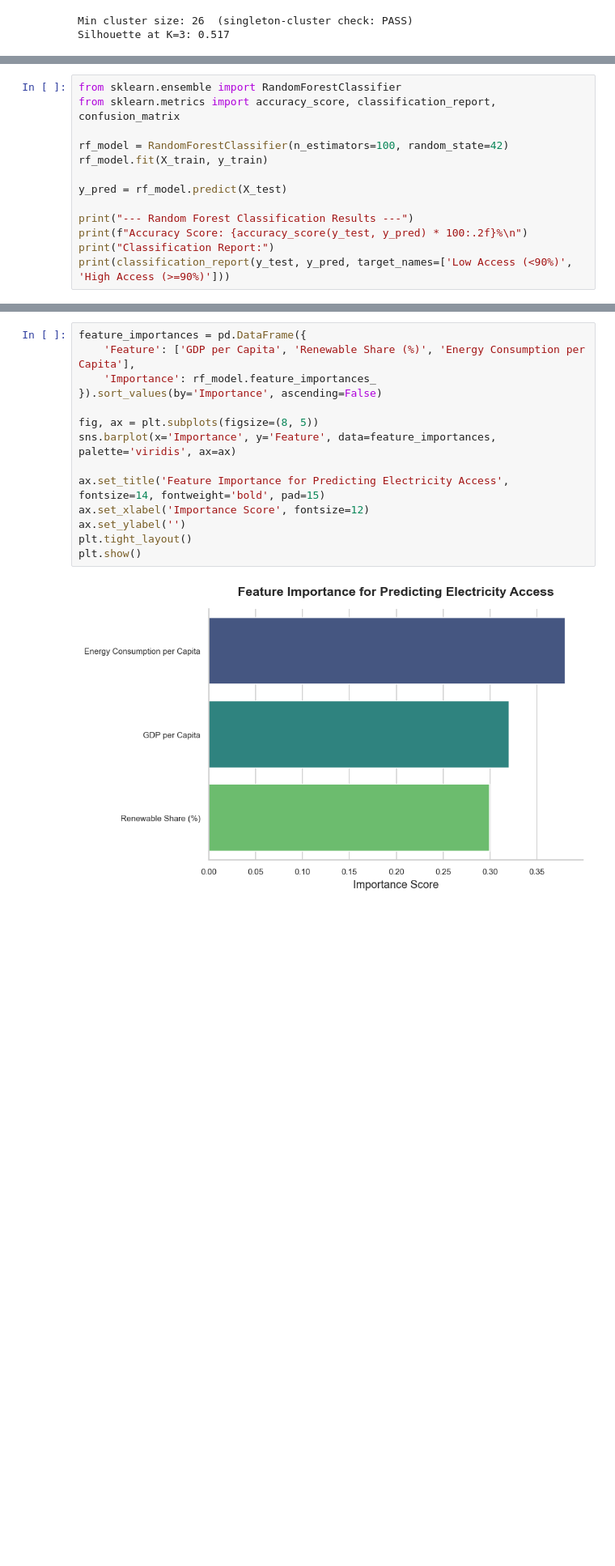
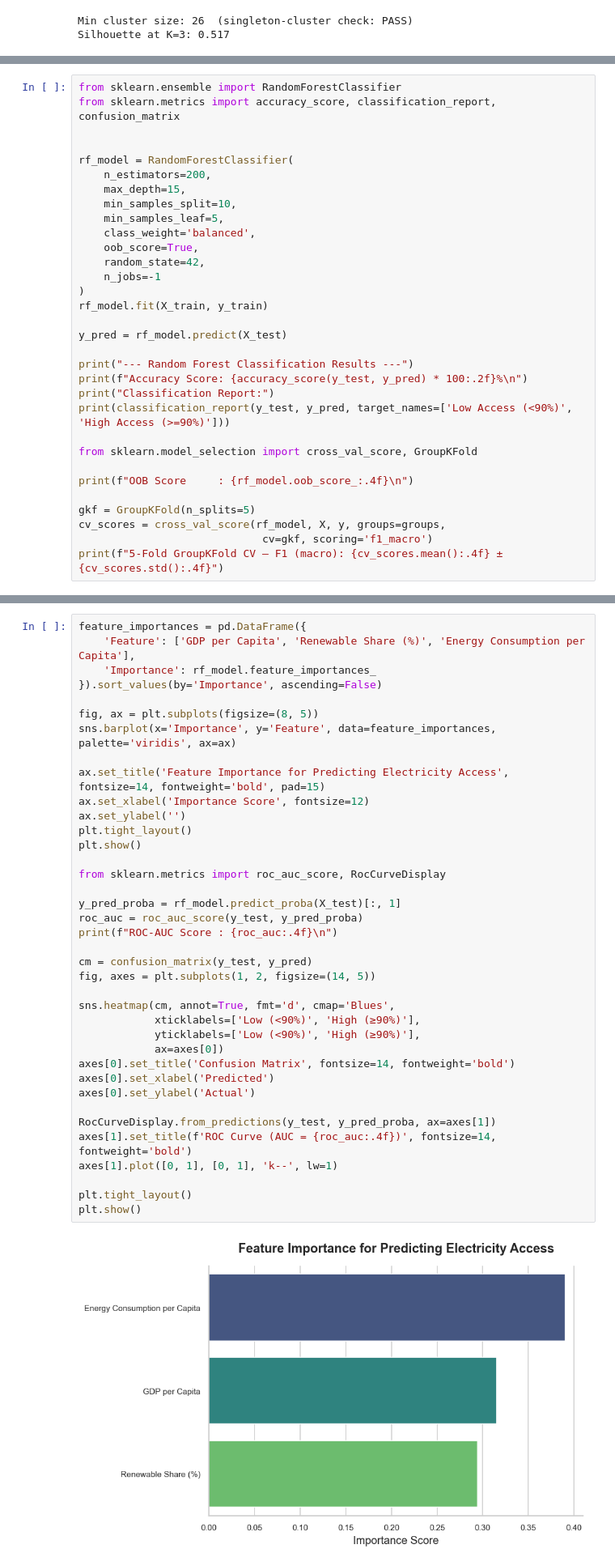
Before and after one commit to huichiy/Data_Science_Fund, a Jupyter notebook: TT3L_G08_Notebook.ipynb, the cells around one changed output, grey strips where cells are left out. Shown at 81% size. Saved outputs shown, nothing was run; the diff lists cells and outputs as text; blank space fills up the shorter version.

```diff
--- a/TT3L_G08_Notebook.ipynb
+++ b/TT3L_G08_Notebook.ipynb
@@ -1354,7 +1378,17 @@ Now, we will train the Random Forest Classifier and evaluate its performance usi
 from sklearn.ensemble import RandomForestClassifier
 from sklearn.metrics import accuracy_score, classification_report, confusion_matrix
 
-rf_model = RandomForestClassifier(n_estimators=100, random_state=42)
+
+rf_model = RandomForestClassifier(
+    n_estimators=200,
+    max_depth=15,
+    min_samples_split=10,
+    min_samples_leaf=5,
+    class_weight='balanced',
+    oob_score=True,
+    random_state=42,
+    n_jobs=-1
+)
 rf_model.fit(X_train, y_train)
 
 y_pred = rf_model.predict(X_test)
@@ -1363,5 +1397,14 @@ print("--- Random Forest Classification Results ---")
 print(f"Accuracy Score: {accuracy_score(y_test, y_pred) * 100:.2f}%\n")
 print("Classification Report:")
 print(classification_report(y_test, y_pred, target_names=['Low Access (<90%)', 'High Access (>=90%)']))
+
+from sklearn.model_selection import cross_val_score, GroupKFold
+
+print(f"OOB Score     : {rf_model.oob_score_:.4f}\n")
+
+gkf = GroupKFold(n_splits=5)
+cv_scores = cross_val_score(rf_model, X, y, groups=groups,
+                             cv=gkf, scoring='f1_macro')
+print(f"5-Fold GroupKFold CV — F1 (macro): {cv_scores.mean():.4f} ± {cv_scores.std():.4f}")
 # %% [output]
 --- Random Forest Classification Results ---
@@ -1383,16 +1430,40 @@ To understand *how* the model makes its decisions, we can look at the "Feature I
 # %%
 feature_importances = pd.DataFrame({
     'Feature': ['GDP per Capita', 'Renewable Share (%)', 'Energy Consumption per Capita'],
     'Importance': rf_model.feature_importances_
 }).sort_values(by='Importance', ascending=False)
 
 fig, ax = plt.subplots(figsize=(8, 5))
 sns.barplot(x='Importance', y='Feature', data=feature_importances, palette='viridis', ax=ax)
 
 ax.set_title('Feature Importance for Predicting Electricity Access', fontsize=14, fontweight='bold', pad=15)
 ax.set_xlabel('Importance Score', fontsize=12)
 ax.set_ylabel('')
 plt.tight_layout()
 plt.show()
+
+from sklearn.metrics import roc_auc_score, RocCurveDisplay
+
+y_pred_proba = rf_model.predict_proba(X_test)[:, 1]
+roc_auc = roc_auc_score(y_test, y_pred_proba)
+print(f"ROC-AUC Score : {roc_auc:.4f}\n")
+
+cm = confusion_matrix(y_test, y_pred)
+fig, axes = plt.subplots(1, 2, figsize=(14, 5))
+
+sns.heatmap(cm, annot=True, fmt='d', cmap='Blues',
+            xticklabels=['Low (<90%)', 'High (≥90%)'],
+            yticklabels=['Low (<90%)', 'High (≥90%)'],
+            ax=axes[0])
+axes[0].set_title('Confusion Matrix', fontsize=14, fontweight='bold')
+axes[0].set_xlabel('Predicted')
+axes[0].set_ylabel('Actual')
+
+RocCurveDisplay.from_predictions(y_test, y_pred_proba, ax=axes[1])
+axes[1].set_title(f'ROC Curve (AUC = {roc_auc:.4f})', fontsize=14, fontweight='bold')
+axes[1].plot([0, 1], [0, 1], 'k--', lw=1)
+
+plt.tight_layout()
+plt.show()
 # %% [output]
-[figure, old version]
+[figure, new version]
```
Also changed, not shown: parts of 11 cells of this notebook, 1 other file.
